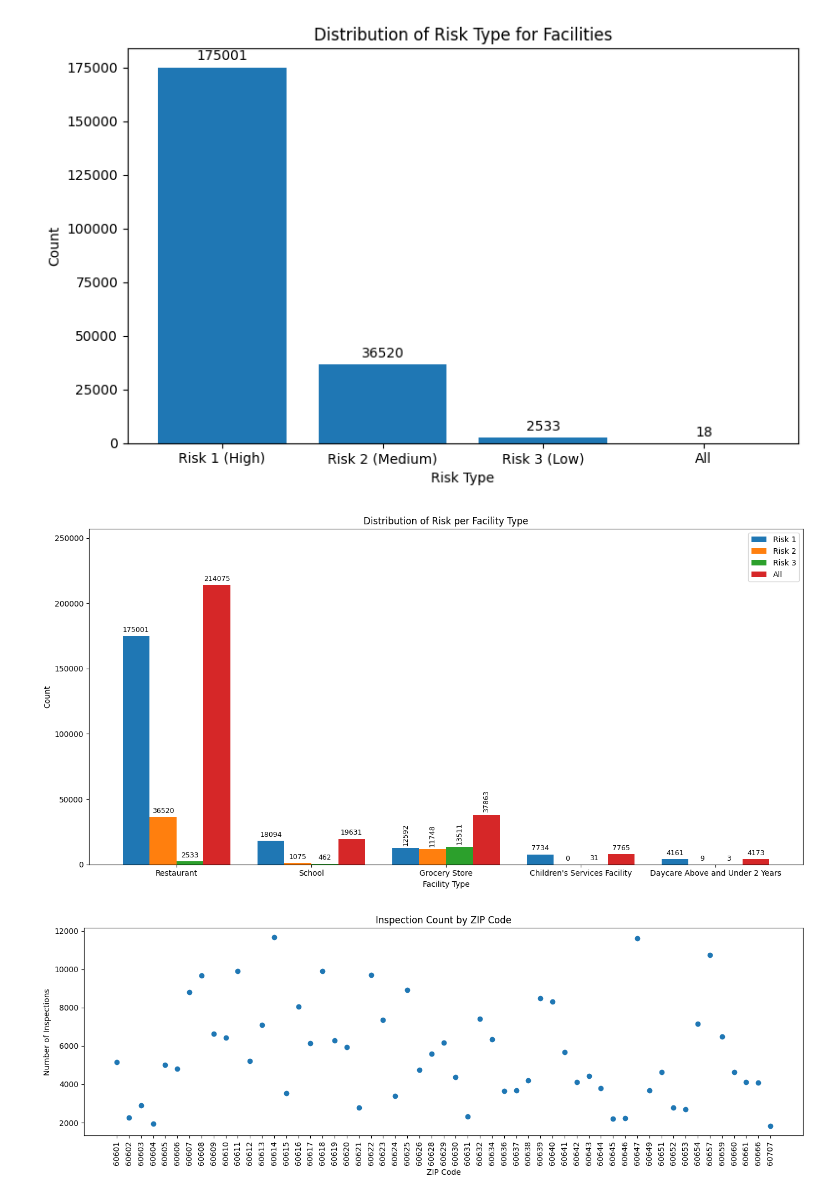
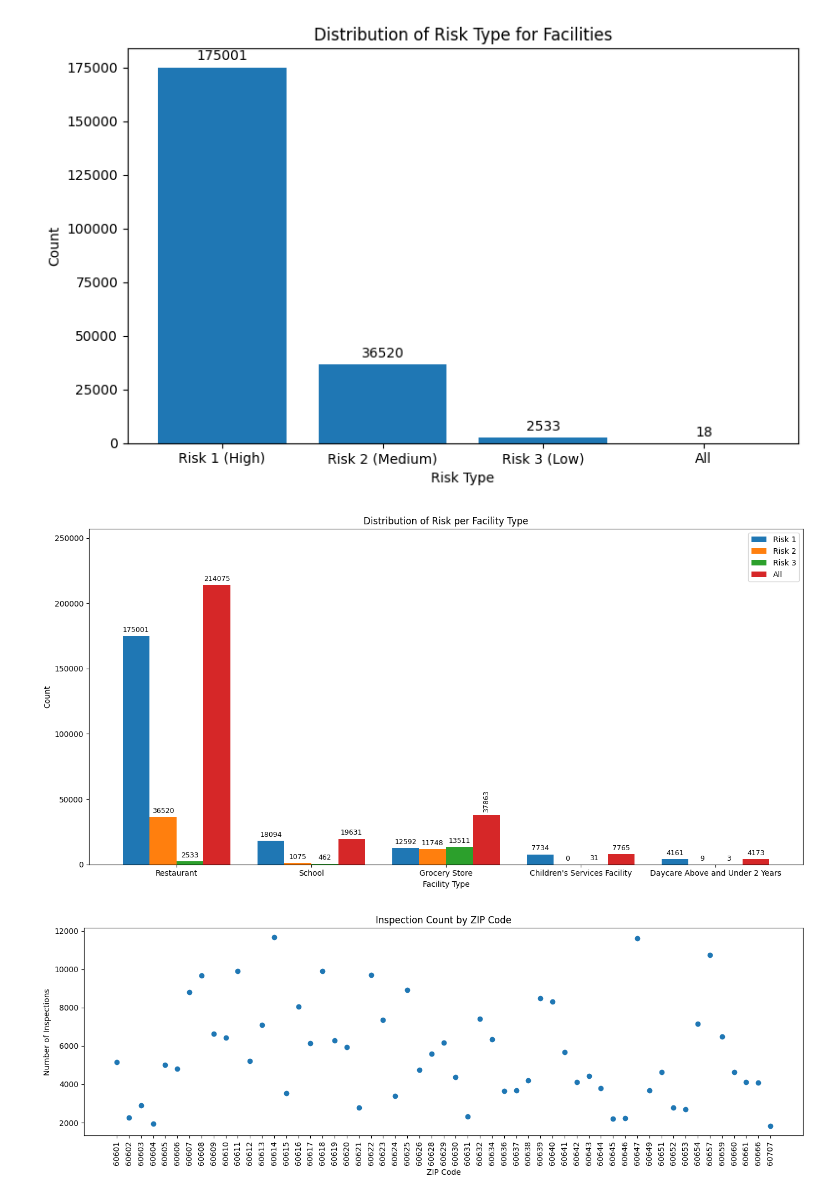
Before and after one commit to idanm-commiting/Sanitation-Project, a Jupyter notebook: Copy_of_Copy_of_Juan's_Work2.ipynb, the cells around one changed output. Saved outputs shown, nothing was run; the diff lists cells and outputs as text; code cells hidden in the pictures.

```diff
--- a/Copy_of_Copy_of_Juan's_Work2.ipynb
+++ b/Copy_of_Copy_of_Juan's_Work2.ipynb
@@ -15,18 +15,20 @@ for part in ["1", "2a", "2b", "3"]:
     frames.append(frame)
 
 DataFrame12 = pd.concat(frames, ignore_index=True)
-
 DataFrame12 = DataFrame12.rename(columns={"Address": "Street Address",
     "Zip": "ZIP Code"})
-
 DataFrame12["Record Date"] = pd.to_datetime(
     DataFrame12["Inspection Date"], errors="coerce", format="mixed")
-
-DataFrame12["Facility Type"] = (
-    DataFrame12["Facility Type"]
+DataFrame12["Facility Type"] = (DataFrame12["Facility Type"]
     .fillna("Blank")
     .str.strip()
     .replace("", "Blank"))
+
+# Load complaint data
+df_311 = pd.read_csv(base_url + "311_Sanitation_Combined_2010_2026.zip",compression="zip", low_memory=False)
+
+df_311["Record Date"] = pd.to_datetime(
+    df_311["Created Date"], errors="coerce", format="mixed")
 # %%
 import matplotlib.pyplot as plt
 
@@ -56,33 +56,38 @@ plt.show()
 # %%
 restaurants = DataFrame12.loc[
     DataFrame12["Facility Type"].str.lower() == "restaurant"]
 risk_counts = restaurants["Risk"].value_counts()
 fig, ax = plt.subplots(figsize=(8, 5))
 bars = ax.bar(risk_counts.index, risk_counts.values)
 ax.set(title="Distribution of Risk Type for Facilities",xlabel="Risk Type",ylabel="Count")
 ax.bar_label(bars, padding=3)
 plt.tight_layout()
 plt.show()
 
 
-counts = pd.crosstab(facilities, risks).reindex(columns=["1", "2", "3"], fill_value=0)
+facilities = DataFrame12["Facility Type"]
+risks = DataFrame12["Risk"].str.extract(r"([123])", expand=False)
+
+counts = pd.crosstab(facilities, risks).reindex( columns=["1", "2", "3"], fill_value=0)
 counts.columns = ["Risk 1", "Risk 2", "Risk 3"]
 counts["All"] = facilities.value_counts()
+
 top5 = counts.nlargest(5, "Risk 1")
+
 ax = top5.plot.bar(figsize=(14, 7), rot=0, width=0.8,title="Distribution of Risk per Facility Type",
     xlabel="Facility Type", ylabel="Count")
-for bars in ax.containers:
-    labels = ax.bar_label(bars, fmt="%.0f", padding=3, fontsize=9)
-    for label, facility in zip(labels, top5.index):
+
+for bars in ax.containers:labels = ax.bar_label(bars, fmt="%.0f", padding=3, fontsize=9)
+for label, facility in zip(labels, top5.index):
         if facility.lower() == "grocery store":
             label.set_rotation(90)
 
 ax.margins(y=0.2)
 plt.tight_layout()
 plt.show()
 # %% [output]
 [figure]
-[figure, old version]
+[figure, new version]
 # %%
 zip_codes = DataFrame12["ZIP Code"].dropna().astype(str)
 zip_codes = zip_codes.str.replace(r"\.0$", "", regex=True)
```
Also changed, not shown: parts of 2 cells of this notebook.
